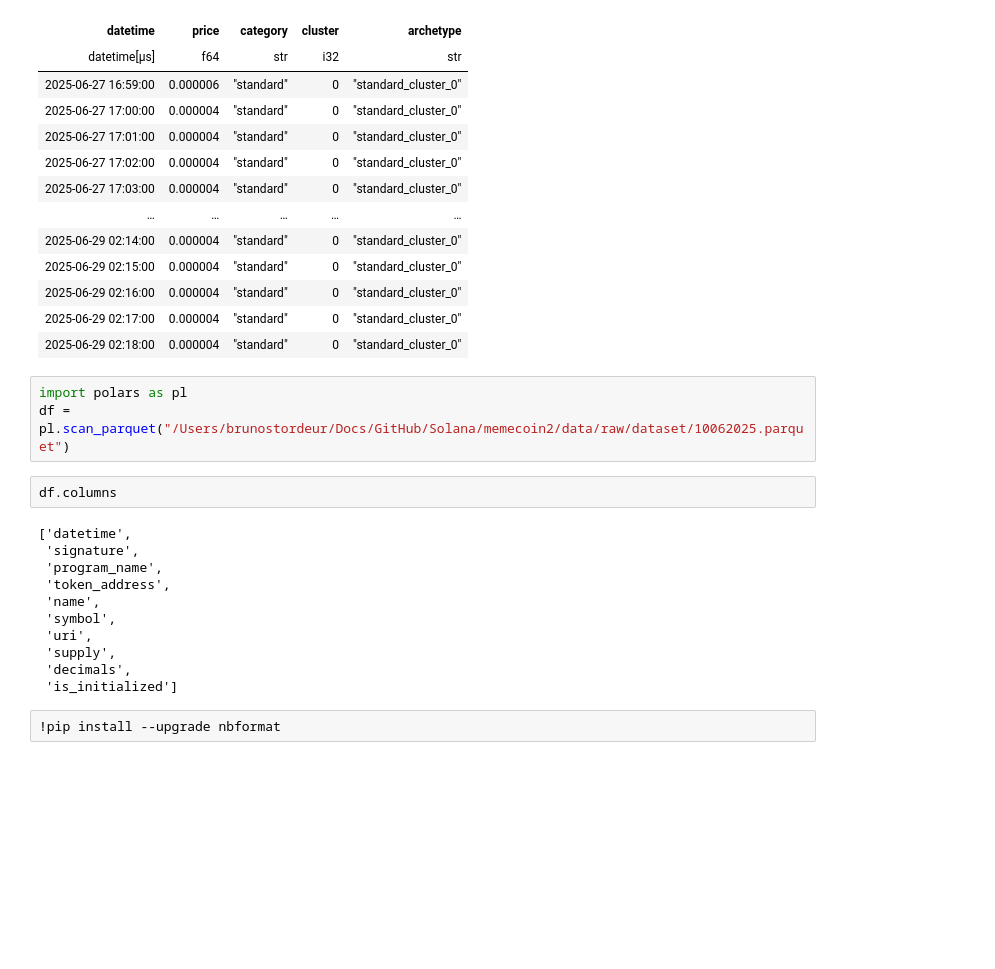
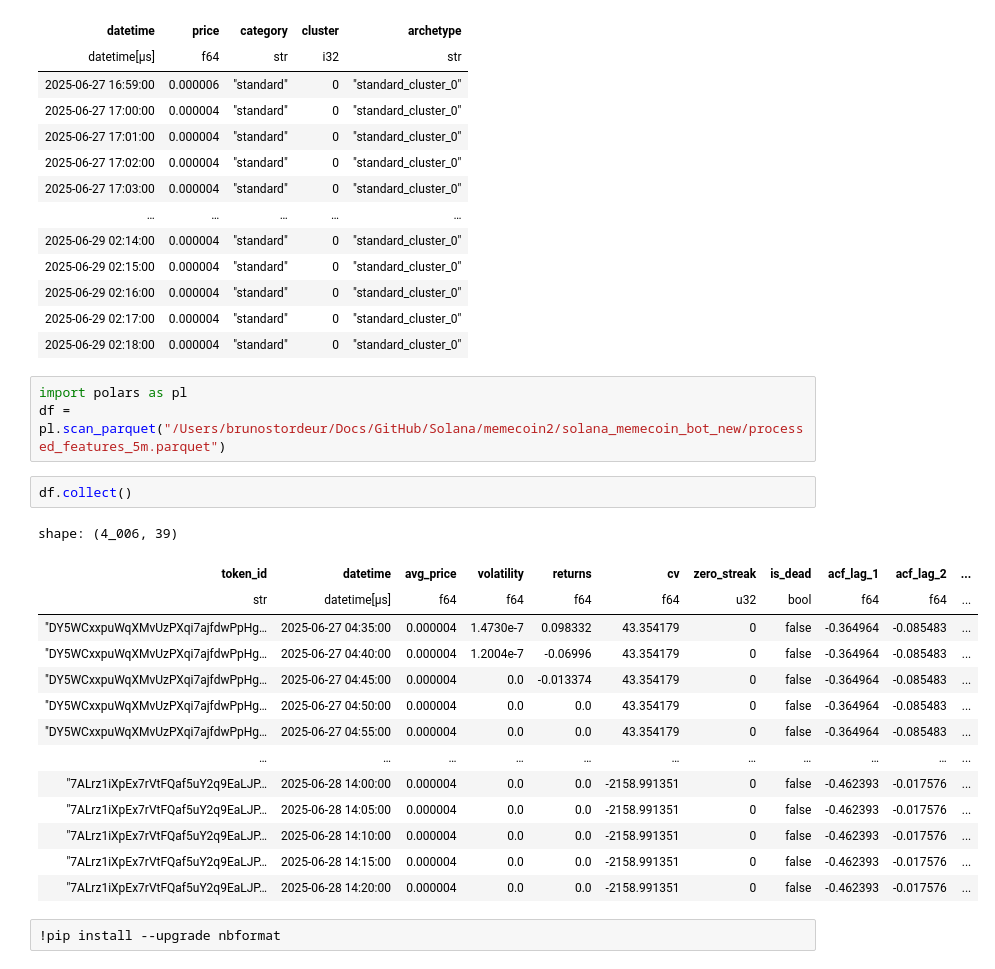
Before and after one commit to stordd13/solana-memecoin, a Jupyter notebook: notebooks/exploration.ipynb, the cells around one changed output. Saved outputs shown, nothing was run; the diff lists cells and outputs as text; blank space fills up the shorter version.

```diff
--- a/notebooks/exploration.ipynb
+++ b/notebooks/exploration.ipynb
@@ -28,20 +28,24 @@ shape: (2_000, 5)
 | 2025-06-29 02:18:00 | 0.000004 | "standard" | 0 | "standard_cluster_0" |
 # %%
 import polars as pl
-df = pl.scan_parquet("/Users/brunostordeur/Docs/GitHub/Solana/memecoin2/data/raw/dataset/10062025.parquet")
+df = pl.scan_parquet("/Users/brunostordeur/Docs/GitHub/Solana/memecoin2/solana_memecoin_bot_new/processed_features_5m.parquet")
 # %%
-df.columns
+df.collect()
 # %% [output]
-['datetime',
- 'signature',
- 'program_name',
- 'token_address',
- 'name',
- 'symbol',
- 'uri',
- 'supply',
- 'decimals',
- 'is_initialized']
+shape: (4_006, 39)
+| token_id | datetime | avg_price | volatility | returns | cv | zero_streak | is_dead | acf_lag_1 | acf_lag_2 | ... |
+| str | datetime[μs] | f64 | f64 | f64 | f64 | u32 | bool | f64 | f64 | ... |
+| "DY5WCxxpuWqXMvUzPXqi7ajfdwPpHg… | 2025-06-27 04:35:00 | 0.000004 | 1.4730e-7 | 0.098332 | 43.354179 | 0 | false | -0.364964 | -0.085483 | ... |
+| "DY5WCxxpuWqXMvUzPXqi7ajfdwPpHg… | 2025-06-27 04:40:00 | 0.000004 | 1.2004e-7 | -0.06996 | 43.354179 | 0 | false | -0.364964 | -0.085483 | ... |
+| "DY5WCxxpuWqXMvUzPXqi7ajfdwPpHg… | 2025-06-27 04:45:00 | 0.000004 | 0.0 | -0.013374 | 43.354179 | 0 | false | -0.364964 | -0.085483 | ... |
+| "DY5WCxxpuWqXMvUzPXqi7ajfdwPpHg… | 2025-06-27 04:50:00 | 0.000004 | 0.0 | 0.0 | 43.354179 | 0 | false | -0.364964 | -0.085483 | ... |
+| "DY5WCxxpuWqXMvUzPXqi7ajfdwPpHg… | 2025-06-27 04:55:00 | 0.000004 | 0.0 | 0.0 | 43.354179 | 0 | false | -0.364964 | -0.085483 | ... |
+| … | … | … | … | … | … | … | … | … | … | ... |
+| "7ALrz1iXpEx7rVtFQaf5uY2q9EaLJP… | 2025-06-28 14:00:00 | 0.000004 | 0.0 | 0.0 | -2158.991351 | 0 | false | -0.462393 | -0.017576 | ... |
+| "7ALrz1iXpEx7rVtFQaf5uY2q9EaLJP… | 2025-06-28 14:05:00 | 0.000004 | 0.0 | 0.0 | -2158.991351 | 0 | false | -0.462393 | -0.017576 | ... |
+| "7ALrz1iXpEx7rVtFQaf5uY2q9EaLJP… | 2025-06-28 14:10:00 | 0.000004 | 0.0 | 0.0 | -2158.991351 | 0 | false | -0.462393 | -0.017576 | ... |
+| "7ALrz1iXpEx7rVtFQaf5uY2q9EaLJP… | 2025-06-28 14:15:00 | 0.000004 | 0.0 | 0.0 | -2158.991351 | 0 | false | -0.462393 | -0.017576 | ... |
+| "7ALrz1iXpEx7rVtFQaf5uY2q9EaLJP… | 2025-06-28 14:20:00 | 0.000004 | 0.0 | 0.0 | -2158.991351 | 0 | false | -0.462393 | -0.017576 | ... |
 # %%
 !pip install --upgrade nbformat
 # %% [output]
```
Also changed, not shown: 13 other files.
